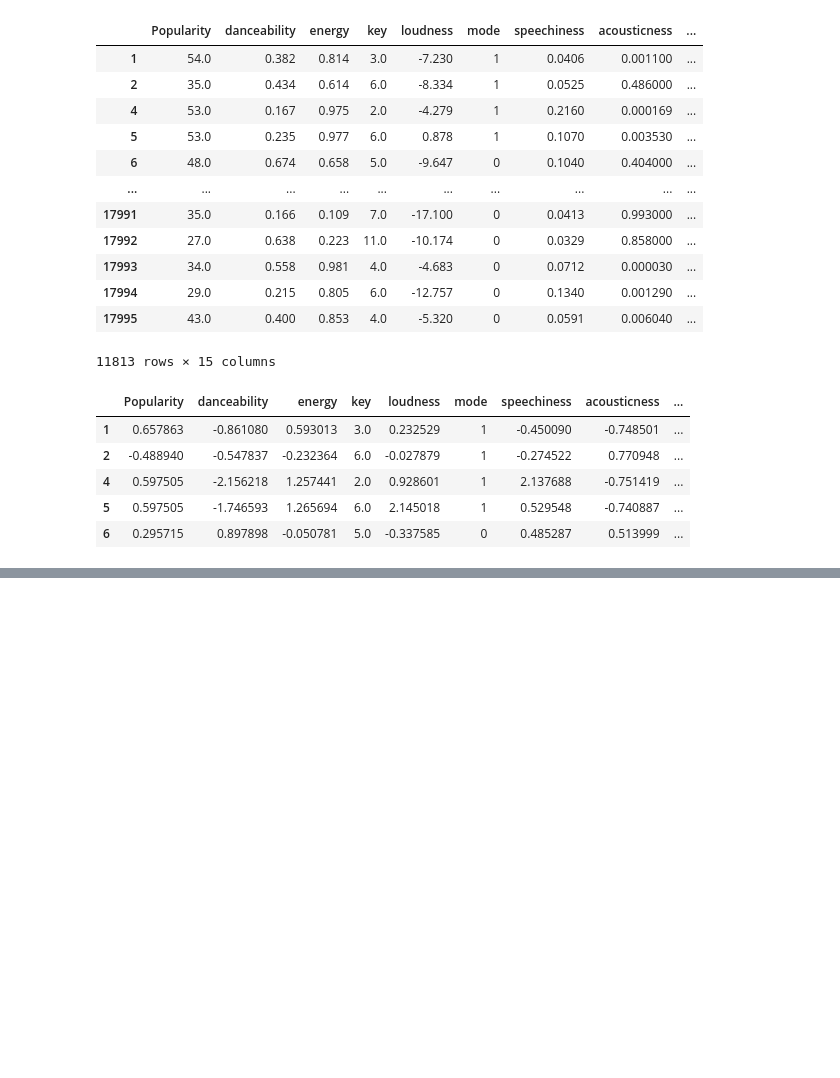
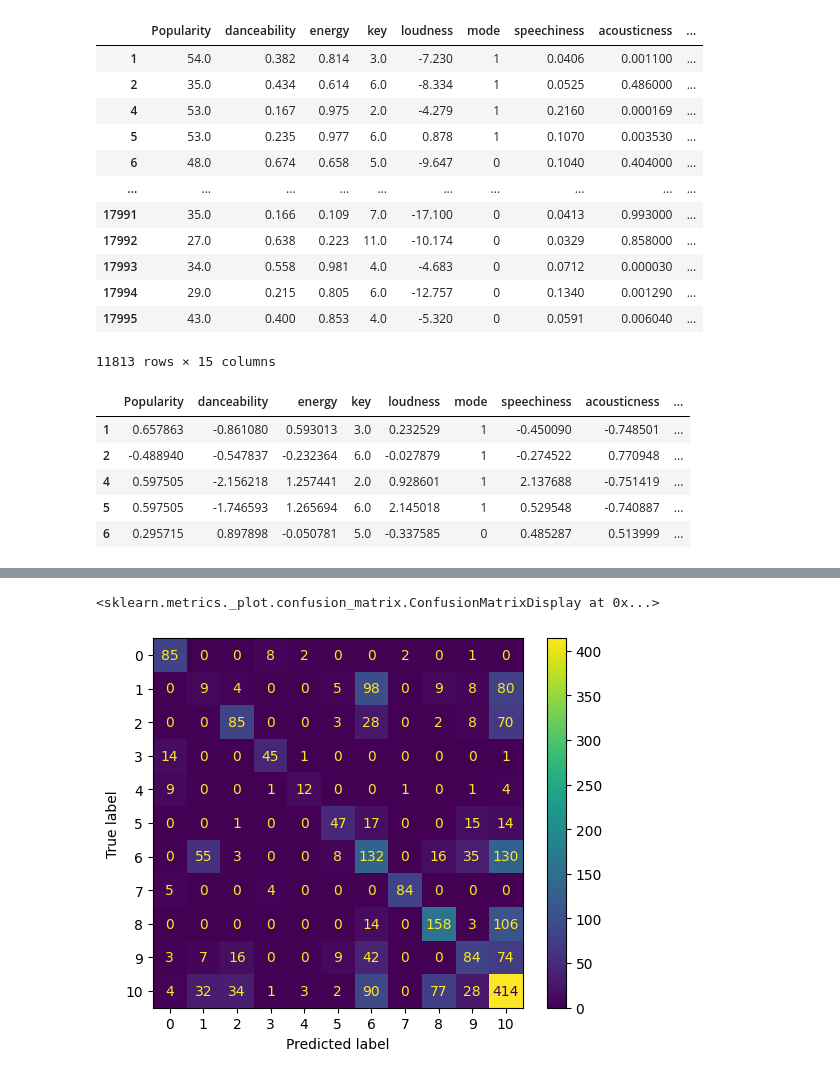
Before and after one commit to gaanno/proyecto-ml, a Jupyter notebook: proyecto.ipynb, the cells around one changed output, grey strips where cells are left out. Drawn from its saved outputs; the diff is of its cells as text; code cells hidden in the pictures; blank space fills up the shorter version.

```diff
--- a/proyecto.ipynb
+++ b/proyecto.ipynb
@@ -120,0 +127,11 @@ df.head()
+# %%
+# Separar target y features
+X = df.drop(['Class'], axis=1)
+y = df['Class']
+# %%
+# Separar datos de entrenamiento y prueba
+X_train, X_test, y_train, y_test = train_test_split(X, y, test_size=0.2)
+# %%
+rf_model = RandomForestClassifier(n_estimators=100, random_state=42)
+rf_model.fit(X_train, y_train)
+y_pred = rf_model.predict(X_test)
@@ -120,0 +182,8 @@ df.head()
+# %%
+#matriz de confusión
+cm = confusion_matrix(y_test, y_pred)
+disp = ConfusionMatrixDisplay(confusion_matrix=cm, display_labels=rf_model.classes_)
+disp.plot()
+# %% [output]
+<sklearn.metrics._plot.confusion_matrix.ConfusionMatrixDisplay at 0x...>
+[figure, added]
```
Also changed, not shown: parts of 4 cells of this notebook.
